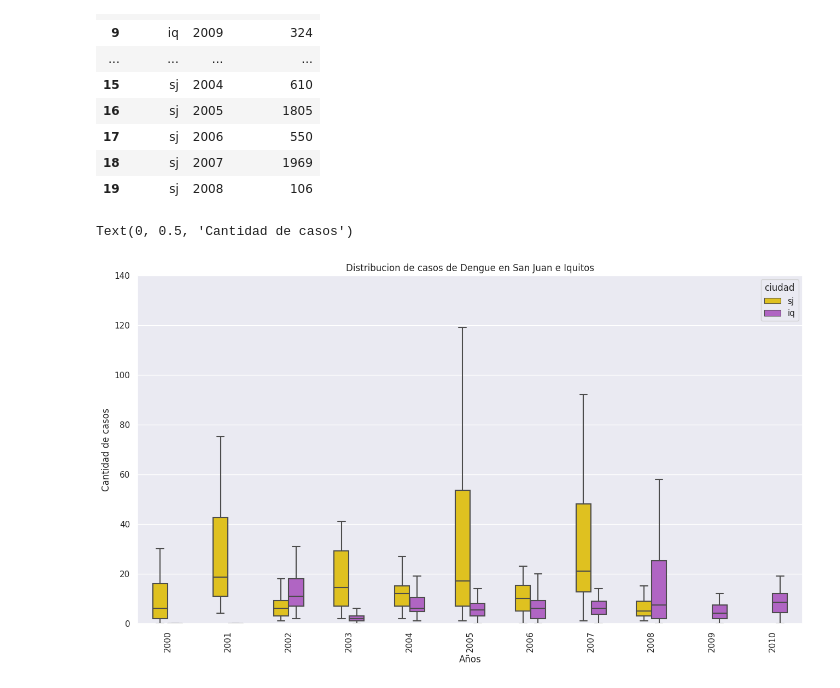
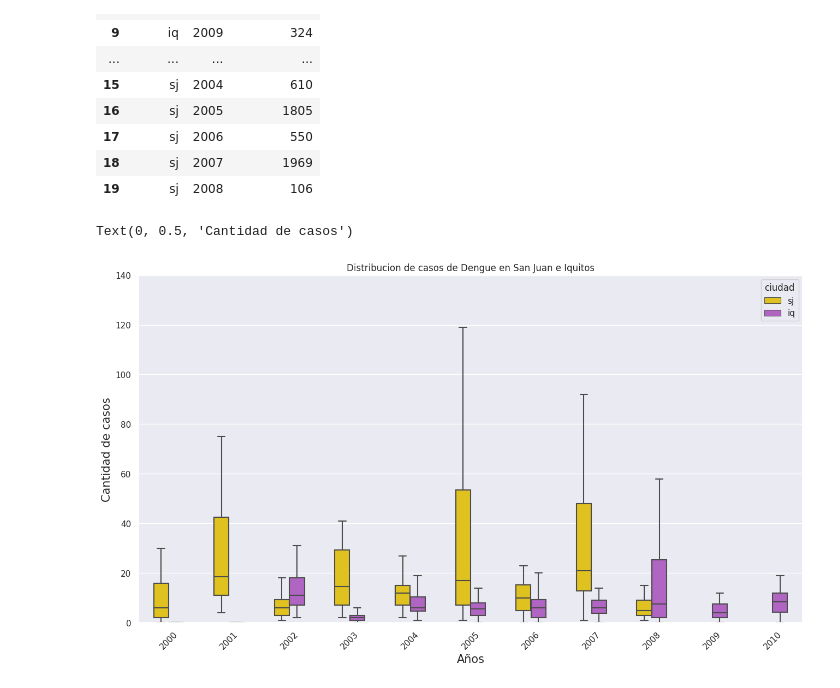
Before and after one commit to LucasVCorrea/Data-Science, a Jupyter notebook: trabajo_practico/visualizaciones_pandas_box.ipynb, the cells around one changed output. Drawn from its saved outputs; the diff is of its cells as text; code cells hidden in the pictures.

```diff
--- a/trabajo_practico/visualizaciones_pandas_box.ipynb
+++ b/trabajo_practico/visualizaciones_pandas_box.ipynb
@@ -49,11 +49,11 @@ agrupado
 # %%
 sns.set(rc={'figure.figsize':(15.7,8.27)})
 sns.boxplot(data=nuevo_df, x="year",y="total_cases", hue="ciudad",palette=["Gold","MediumOrchid"],width=0.5,fliersize=False,)
 plt.ylim(0, 140)
-plt.xticks(rotation=90)
+plt.xticks(rotation=45)
 plt.title("Distribucion de casos de Dengue en San Juan e Iquitos")
-plt.xlabel('Años', fontsize = 12)
-plt.ylabel('Cantidad de casos', fontsize = 12)
+plt.xlabel('Años', fontsize = 15)
+plt.ylabel('Cantidad de casos', fontsize = 15)
 # %% [output]
 Text(0, 0.5, 'Cantidad de casos')
-[figure, old version]
+[figure, new version]
```
